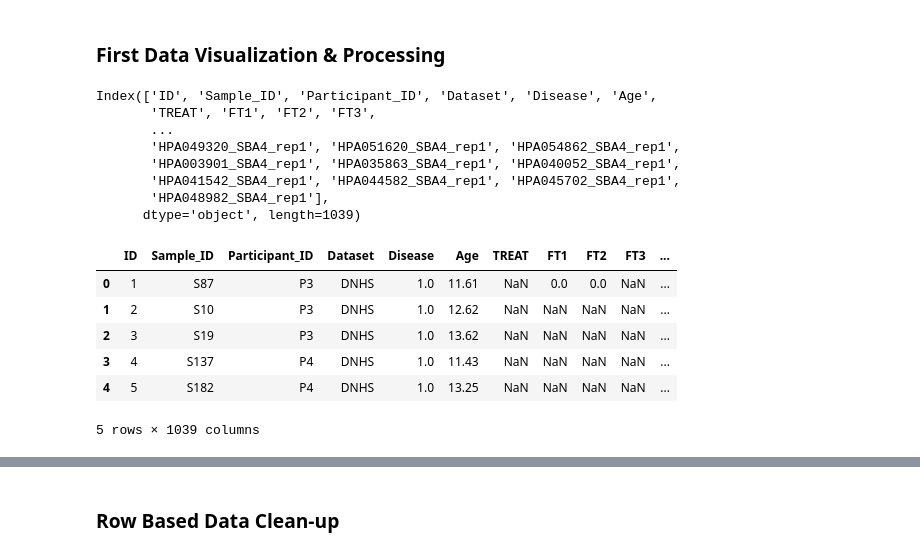
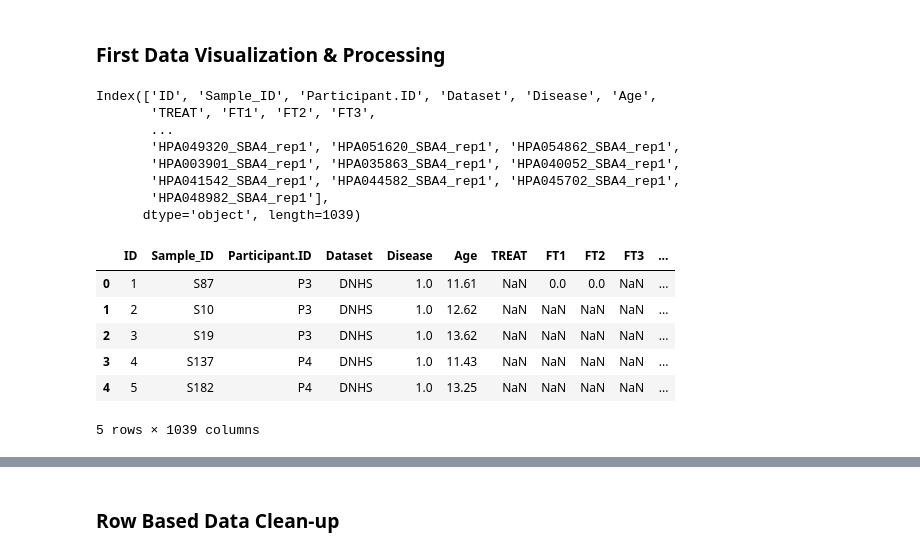
Before and after one commit to sarafuyu/KEX-DA150x-KTH, a Jupyter notebook: Datahandling.ipynb, the cells around one changed output, grey strips where cells are left out. Saved outputs shown, nothing was run; the diff lists cells and outputs as text; code cells hidden in the pictures.

```diff
--- a/Datahandling.ipynb
+++ b/Datahandling.ipynb
@@ -42,28 +41,35 @@ dataset.head() # Pre-view first five rows
 # %% [markdown]
 ### First Data Visualization & Processing
 # %%
+
 # Dictionary for value conversion
 token_to_val = {
     "DMD": 1,
     "Cnt": 0
 }
+# Rename columns
+dataset.rename(columns={dataset.columns[0]: 'ID'}, inplace=True)
+dataset.rename(columns={'Sample.ID': 'Sample_ID'}, inplace=True)
+dataset.rename(columns={'Perticipant.ID': 'Participant_ID'}, inplace=True)
+dataset.rename(columns={'dataset': 'Dataset'}, inplace=True)
+dataset.rename(columns={'patregag': 'Age'}, inplace=True)
 
 # Replace the string values in the column using the mapping in token_to_val
 dataset['Disease'] = dataset['Disease'].replace(token_to_val)
 
 # Verify the change
 print(dataset.columns)
 dataset.head()
 # %% [output]
-Index(['ID', 'Sample_ID', 'Participant_ID', 'Dataset', 'Disease', 'Age',
+Index(['ID', 'Sample_ID', 'Participant.ID', 'Dataset', 'Disease', 'Age',
        'TREAT', 'FT1', 'FT2', 'FT3',
        ...
        'HPA049320_SBA4_rep1', 'HPA051620_SBA4_rep1', 'HPA054862_SBA4_rep1',
        'HPA003901_SBA4_rep1', 'HPA035863_SBA4_rep1', 'HPA040052_SBA4_rep1',
        'HPA041542_SBA4_rep1', 'HPA044582_SBA4_rep1', 'HPA045702_SBA4_rep1',
        'HPA048982_SBA4_rep1'],
       dtype='object', length=1039)
-|  | ID | Sample_ID | Participant_ID | Dataset | Disease | Age | TREAT | FT1 | FT2 | FT3 | ... |
+|  | ID | Sample_ID | Participant.ID | Dataset | Disease | Age | TREAT | FT1 | FT2 | FT3 | ... |
 | 0 | 1 | S87 | P3 | DNHS | 1.0 | 11.61 | NaN | 0.0 | 0.0 | NaN | ... |
 | 1 | 2 | S10 | P3 | DNHS | 1.0 | 12.62 | NaN | NaN | NaN | NaN | ... |
 | 2 | 3 | S19 | P3 | DNHS | 1.0 | 13.62 | NaN | NaN | NaN | NaN | ... |
```
Also changed, not shown: parts of 22 cells of this notebook, 3 other files.
